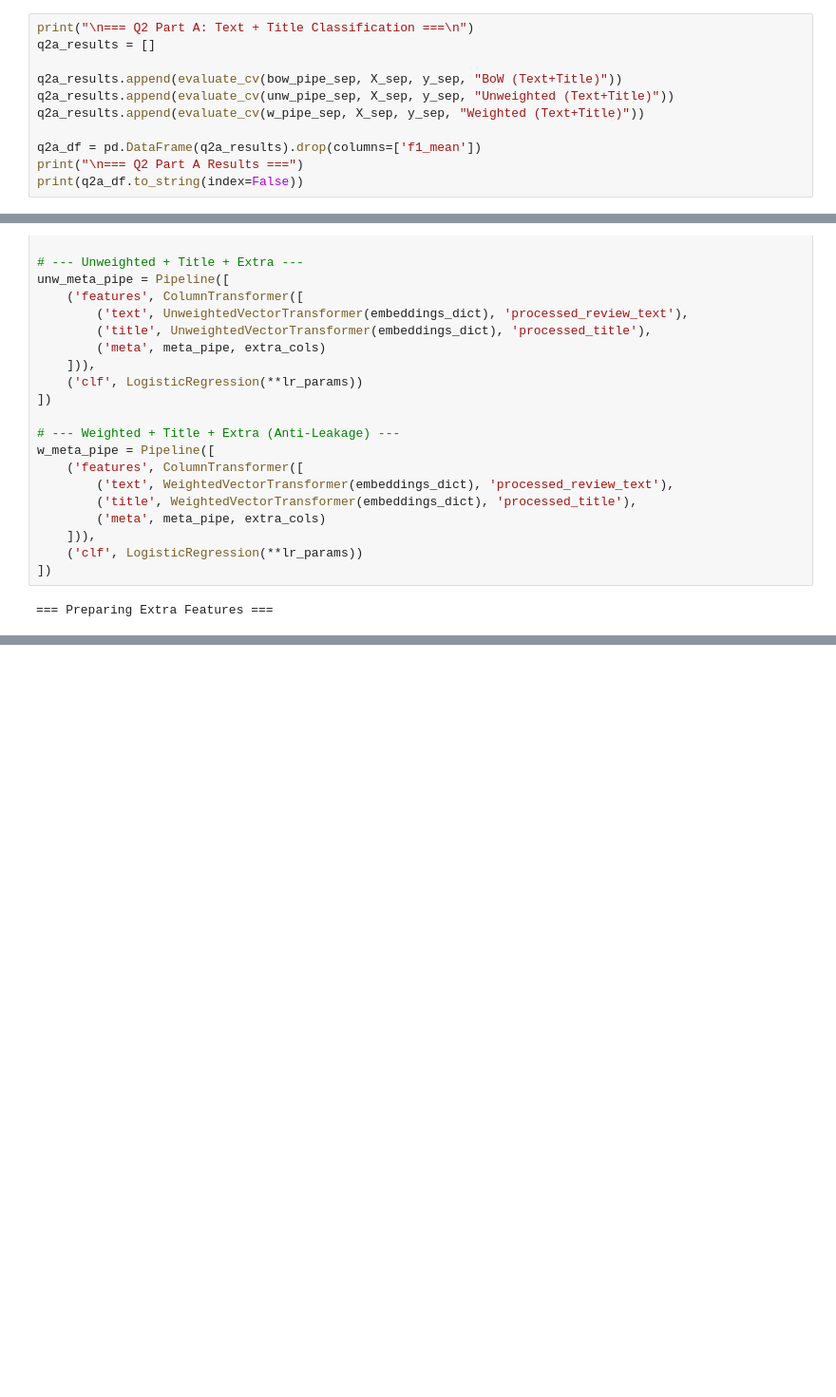
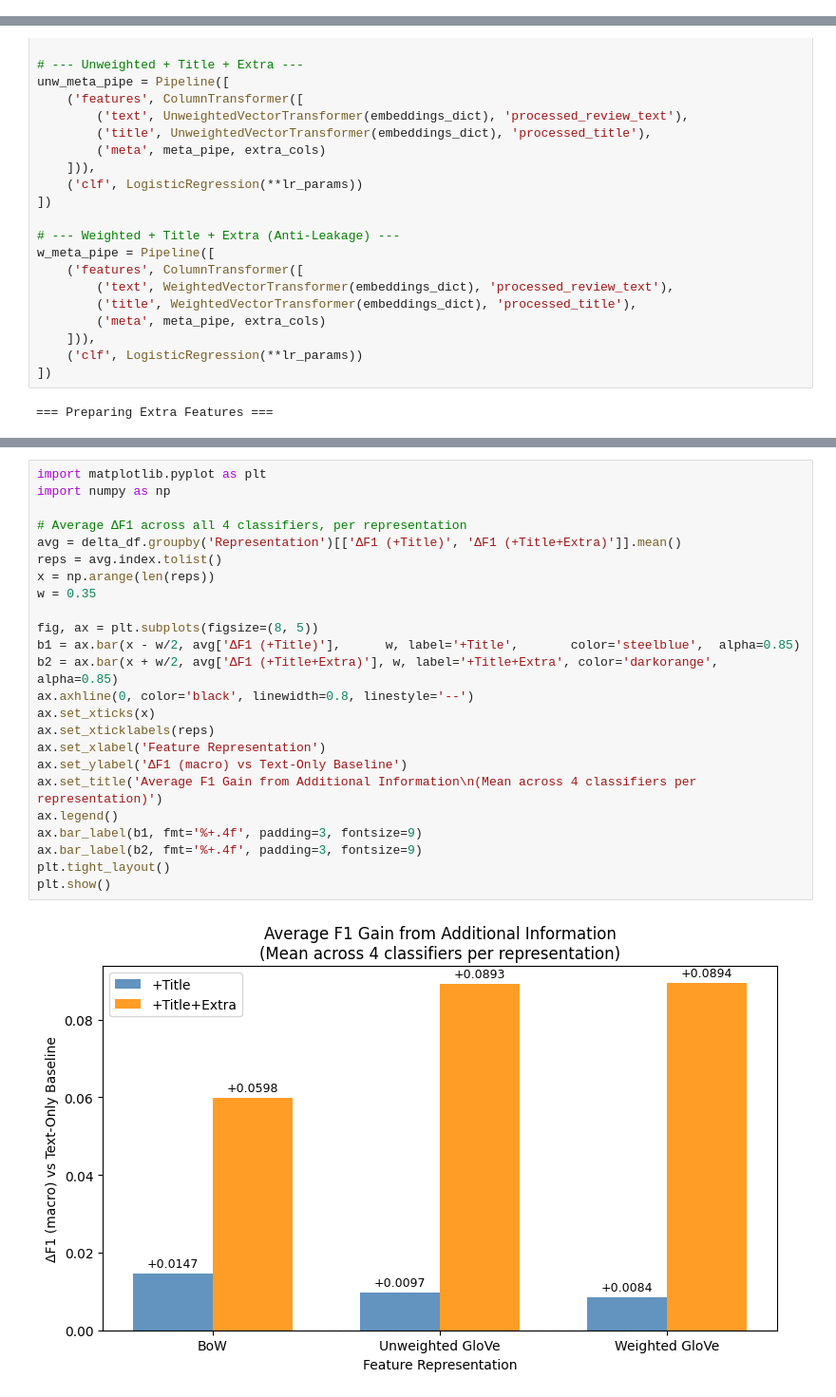
Before and after one commit to TanNguyen17/APDS-A3, a Jupyter notebook: task2_3.ipynb, the cells around one changed output, grey strips where cells are left out. Shown at 95% size. Cells and saved outputs as stored; diff of their text form; blank space fills up the shorter version.

```diff
--- a/task2_3.ipynb
+++ b/task2_3.ipynb
@@ -687,11 +756,0 @@ Unweighted (Separate) 0.6169 (+/- 0.0041)    0.5839 0.6229 0.5649 (+/- 0.0038)
-# %%
-print("\n=== Q2 Part A: Text + Title Classification ===\n")
-q2a_results = []
-
-q2a_results.append(evaluate_cv(bow_pipe_sep, X_sep, y_sep, "BoW (Text+Title)"))
-q2a_results.append(evaluate_cv(unw_pipe_sep, X_sep, y_sep, "Unweighted (Text+Title)"))
-q2a_results.append(evaluate_cv(w_pipe_sep, X_sep, y_sep, "Weighted (Text+Title)"))
-
-q2a_df = pd.DataFrame(q2a_results).drop(columns=['f1_mean'])
-print("\n=== Q2 Part A Results ===")
-print(q2a_df.to_string(index=False))
@@ -1075,0 +1265,26 @@ print(q2b_four[['Classifier', 'Model', 'Accuracy', 'Precision', 'Recall', 'F1 (m
+# %%
+import matplotlib.pyplot as plt
+import numpy as np
+
+# Average ΔF1 across all 4 classifiers, per representation
+avg = delta_df.groupby('Representation')[['ΔF1 (+Title)', 'ΔF1 (+Title+Extra)']].mean()
+reps = avg.index.tolist()
+x = np.arange(len(reps))
+w = 0.35
+
+fig, ax = plt.subplots(figsize=(8, 5))
+b1 = ax.bar(x - w/2, avg['ΔF1 (+Title)'],      w, label='+Title',       color='steelblue',  alpha=0.85)
+b2 = ax.bar(x + w/2, avg['ΔF1 (+Title+Extra)'], w, label='+Title+Extra', color='darkorange', alpha=0.85)
+ax.axhline(0, color='black', linewidth=0.8, linestyle='--')
+ax.set_xticks(x)
+ax.set_xticklabels(reps)
+ax.set_xlabel('Feature Representation')
+ax.set_ylabel('ΔF1 (macro) vs Text-Only Baseline')
+ax.set_title('Average F1 Gain from Additional Information\n(Mean across 4 classifiers per representation)')
+ax.legend()
+ax.bar_label(b1, fmt='%+.4f', padding=3, fontsize=9)
+ax.bar_label(b2, fmt='%+.4f', padding=3, fontsize=9)
+plt.tight_layout()
+plt.show()
+# %% [output]
+[figure, added]
```
Also changed, not shown: parts of 36 cells of this notebook, 1 other file.
